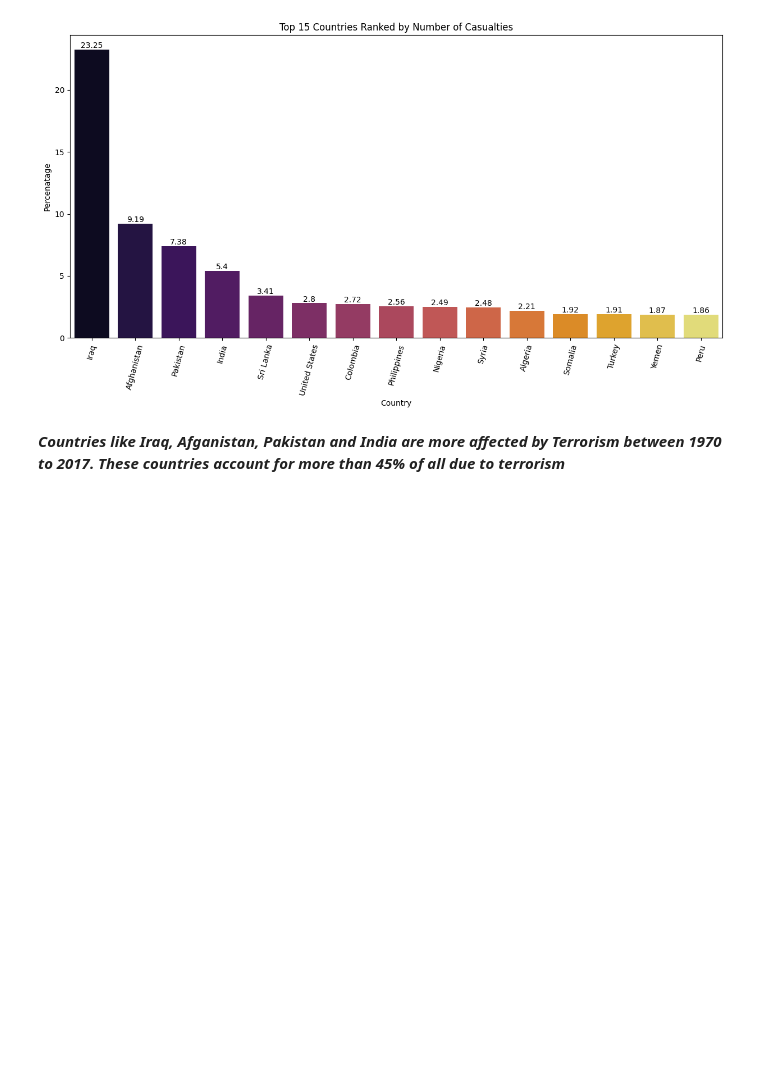
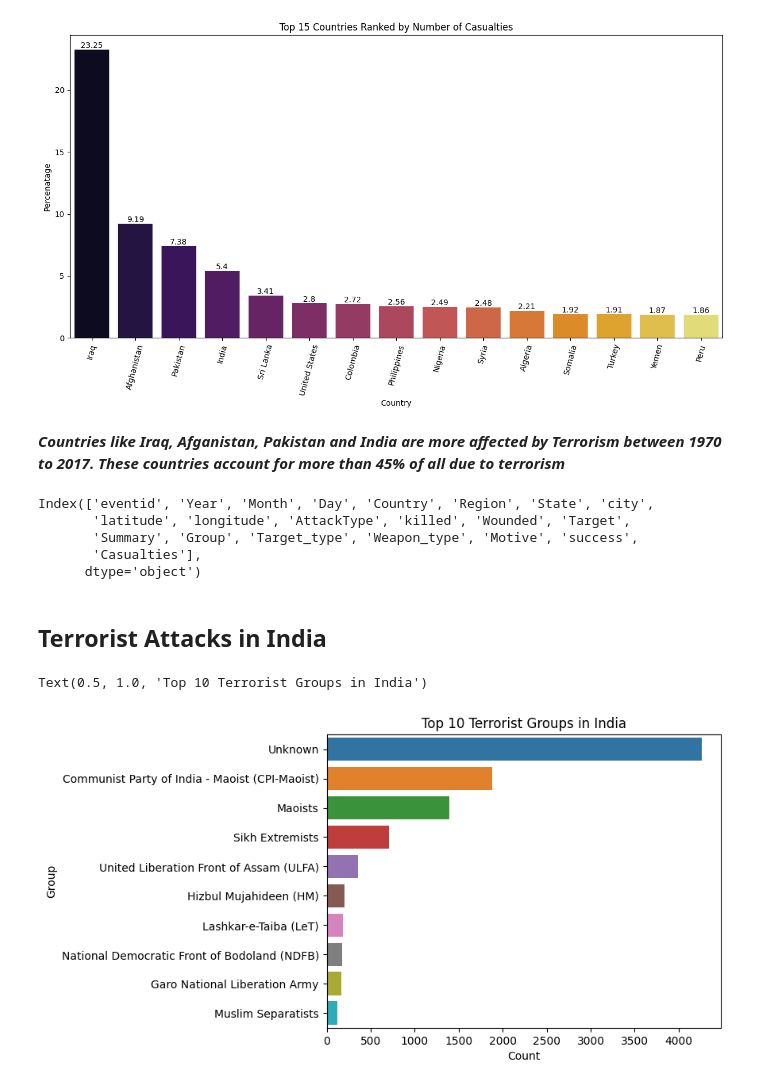
Before and after one commit to Gemini-Abhi/Machine-Learning-projects, a Jupyter notebook: Terrorism Project/Terrorism.ipynb, the cells around one changed output. Cells and saved outputs as stored; diff of their text form; code cells hidden in the pictures; blank space fills up the shorter version.

Commit message:
India Data Updated

```diff
--- a/Terrorism Project/Terrorism.ipynb
+++ b/Terrorism Project/Terrorism.ipynb
@@ -499,3 +499,22 @@ for index, value in enumerate(casualties15['Percenatage']):
 [figure]
 # %% [markdown]
 ***Countries like Iraq, Afganistan, Pakistan and India are more affected by Terrorism between 1970 to 2017. These countries account for more than 45% of all due to terrorism***
+# %%
+df2.columns
+# %% [output]
+Index(['eventid', 'Year', 'Month', 'Day', 'Country', 'Region', 'State', 'city',
+       'latitude', 'longitude', 'AttackType', 'killed', 'Wounded', 'Target',
+       'Summary', 'Group', 'Target_type', 'Weapon_type', 'Motive', 'success',
+       'Casualties'],
+      dtype='object')
+# %% [markdown]
+## Terrorist Attacks in India
+# %%
+
+df2_India = df2[df2['Country']=='India']
+Terrorist_group=df2_India['Group'].value_counts()[:10].reset_index(name='Count')
+sns.barplot(x=Terrorist_group['Count'],y=Terrorist_group['Group'])
+plt.title("Top 10 Terrorist Groups in India")
+# %% [output]
+Text(0.5, 1.0, 'Top 10 Terrorist Groups in India')
+[figure, added]
```
